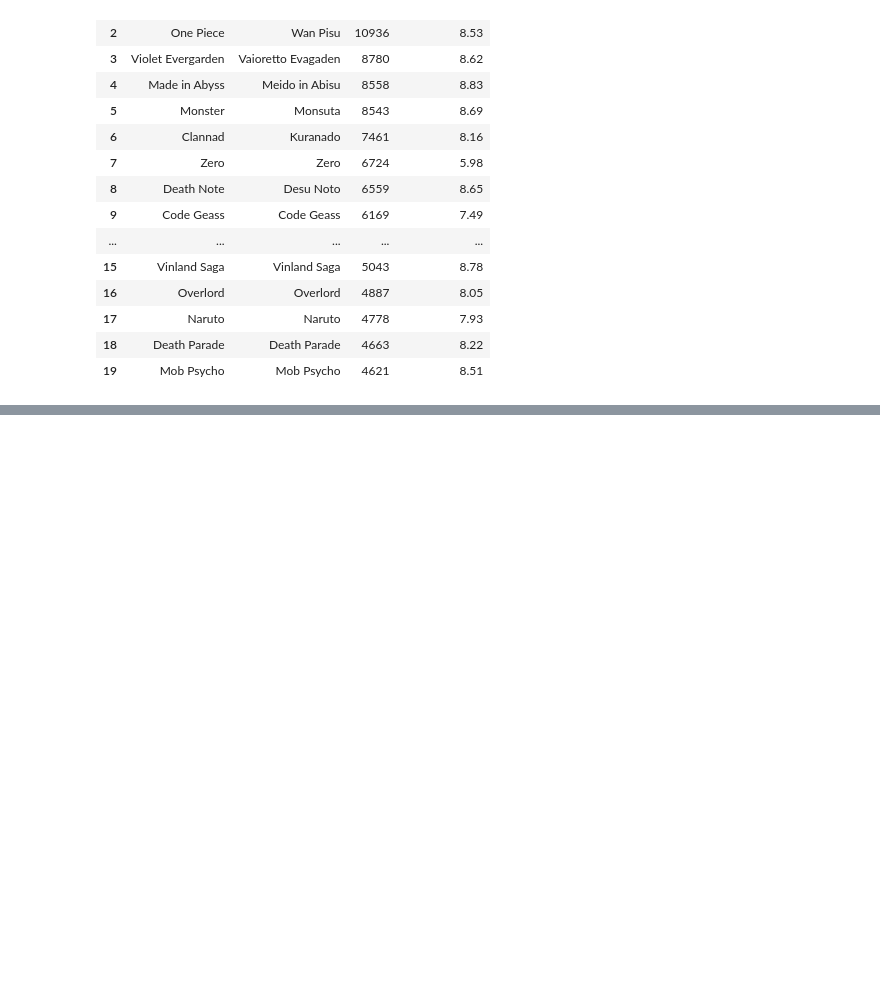
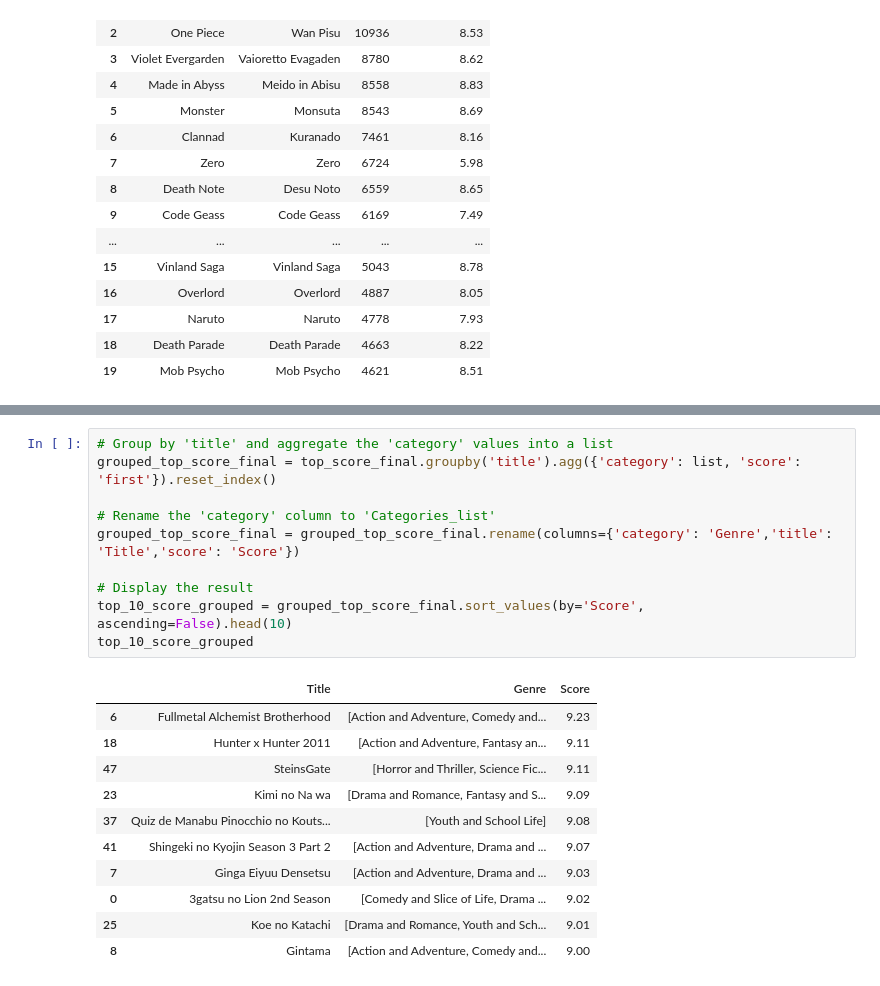
Before and after one commit to Sangeetha-238/BigData_Reddit_Analysis, a Jupyter notebook: code/nlp/anime_visualization.ipynb, the cells around one changed output, grey strips where cells are left out. Saved outputs shown, nothing was run; the diff lists cells and outputs as text; blank space fills up the shorter version.

```diff
--- a/code/nlp/anime_visualization.ipynb
+++ b/code/nlp/anime_visualization.ipynb
@@ -381,0 +398,22 @@ suggested_anime
+# %%
+# Group by 'title' and aggregate the 'category' values into a list
+grouped_top_score_final = top_score_final.groupby('title').agg({'category': list, 'score': 'first'}).reset_index()
+
+# Rename the 'category' column to 'Categories_list'
+grouped_top_score_final = grouped_top_score_final.rename(columns={'category': 'Genre','title': 'Title','score': 'Score'})
+
+# Display the result
+top_10_score_grouped = grouped_top_score_final.sort_values(by='Score', ascending=False).head(10)
+top_10_score_grouped
+# %% [output]
+|  | Title | Genre | Score |
+| 6 | Fullmetal Alchemist Brotherhood | [Action and Adventure, Comedy and... | 9.23 |
+| 18 | Hunter x Hunter 2011 | [Action and Adventure, Fantasy an... | 9.11 |
+| 47 | SteinsGate | [Horror and Thriller, Science Fic... | 9.11 |
+| 23 | Kimi no Na wa | [Drama and Romance, Fantasy and S... | 9.09 |
+| 37 | Quiz de Manabu Pinocchio no Kouts... | [Youth and School Life] | 9.08 |
+| 41 | Shingeki no Kyojin Season 3 Part 2 | [Action and Adventure, Drama and ... | 9.07 |
+| 7 | Ginga Eiyuu Densetsu | [Action and Adventure, Drama and ... | 9.03 |
+| 0 | 3gatsu no Lion 2nd Season | [Comedy and Slice of Life, Drama ... | 9.02 |
+| 25 | Koe no Katachi | [Drama and Romance, Youth and Sch... | 9.01 |
+| 8 | Gintama | [Action and Adventure, Comedy and... | 9.00 |
```
Also changed, not shown: parts of 2 cells of this notebook, 2 other files.
